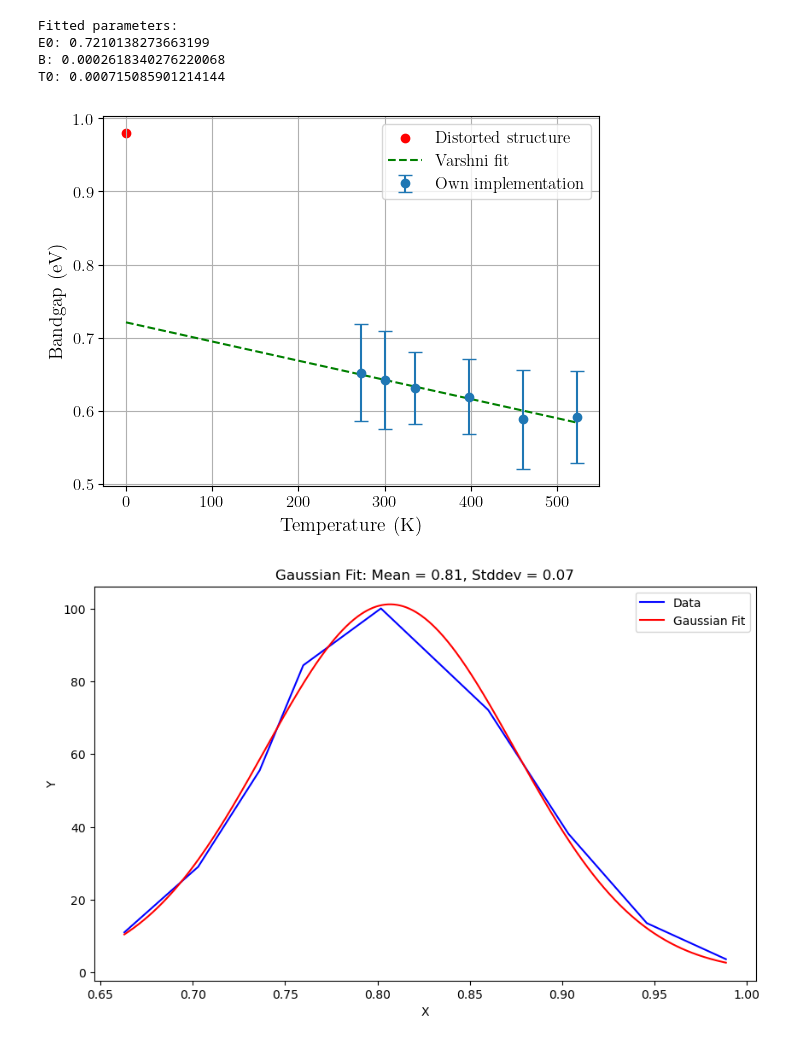
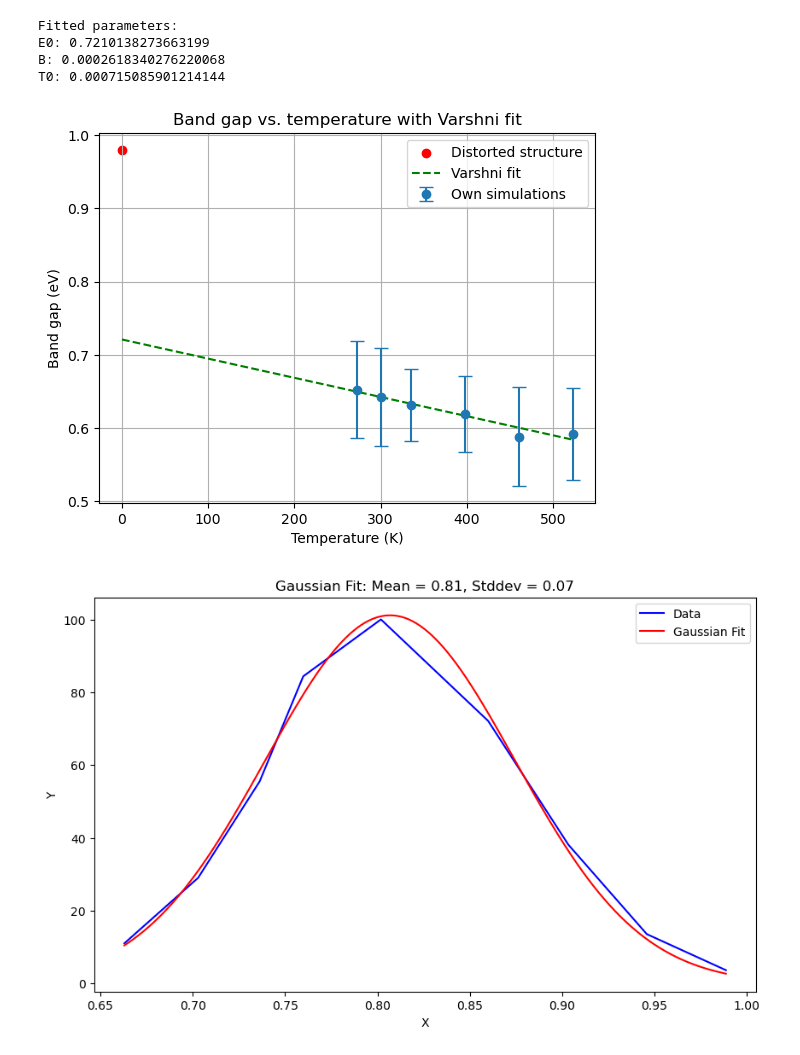
Before and after one commit to RombusBombus/bachelor-thesis, a Jupyter notebook: DFT_analysis.ipynb, the cells around one changed output. Drawn from its saved outputs; the diff is of its cells as text; code cells hidden in the pictures.

```diff
--- a/DFT_analysis.ipynb
+++ b/DFT_analysis.ipynb
@@ -93,43 +94,44 @@ E0: 0.7210138273663199
 B: 0.0002618340276220068
 T0: 0.000715085901214144
 # %%
-plt.rcParams.update(
-    {
-        "font.family": "serif",  # use serif/main font for text elements
-        "text.usetex": True,  # use inline math for ticks
-        "pgf.rcfonts": False,  # don't setup fonts from rc parameters
-        "axes.labelsize": 14,  # axis labels
-        "legend.fontsize": 12,  # legend
-        "xtick.labelsize": 12,  # x tick labels
-        "ytick.labelsize": 12,  # y tick labels
-    }
-)
+# plt.rcParams.update(
+#     {
+#         "font.family": "serif",  # use serif/main font for text elements
+#         "text.usetex": True,  # use inline math for ticks
+#         "pgf.rcfonts": False,  # don't setup fonts from rc parameters
+#         "axes.labelsize": 14,  # axis labels
+#         "legend.fontsize": 12,  # legend
+#         "xtick.labelsize": 12,  # x tick labels
+#         "ytick.labelsize": 12,  # y tick labels
+#     }
+# )
 
 # sort own means by temperature again after adding the new value
 own_means = dict(sorted(own_means.items()))
 
 plt.errorbar(
     list(own_means.keys()),
     list(own_means.values()),
     yerr=[np.std(v) for v in simulations_own.values()],
     fmt="o",
-    label="Own implementation",
+    label="Own simulations",
     capsize=5,
 )
 plt.scatter(0, 1.15 - 0.17, label="Distorted structure", color="red")
 
 T = np.linspace(0, max(own_means.keys()), 100)
 
 plt.plot(T, varshni(T, *popt), label="Varshni fit", linestyle="--", color="green")
 
 plt.xlabel("Temperature (K)")
-plt.ylabel("Bandgap (eV)")
+plt.ylabel("Band gap (eV)")
+plt.title("Band gap vs. temperature with Varshni fit")
 plt.grid()
 plt.legend()
 
 plt.savefig("bandgap_vs_temperature_extrapolated.pdf", bbox_inches="tight")
 # %% [output]
-[figure, old version]
+[figure, new version]
 # %%
 df = pd.read_csv("screen.csv")
 
```
Also changed, not shown: parts of 1 cell of this notebook, 10 other files.
